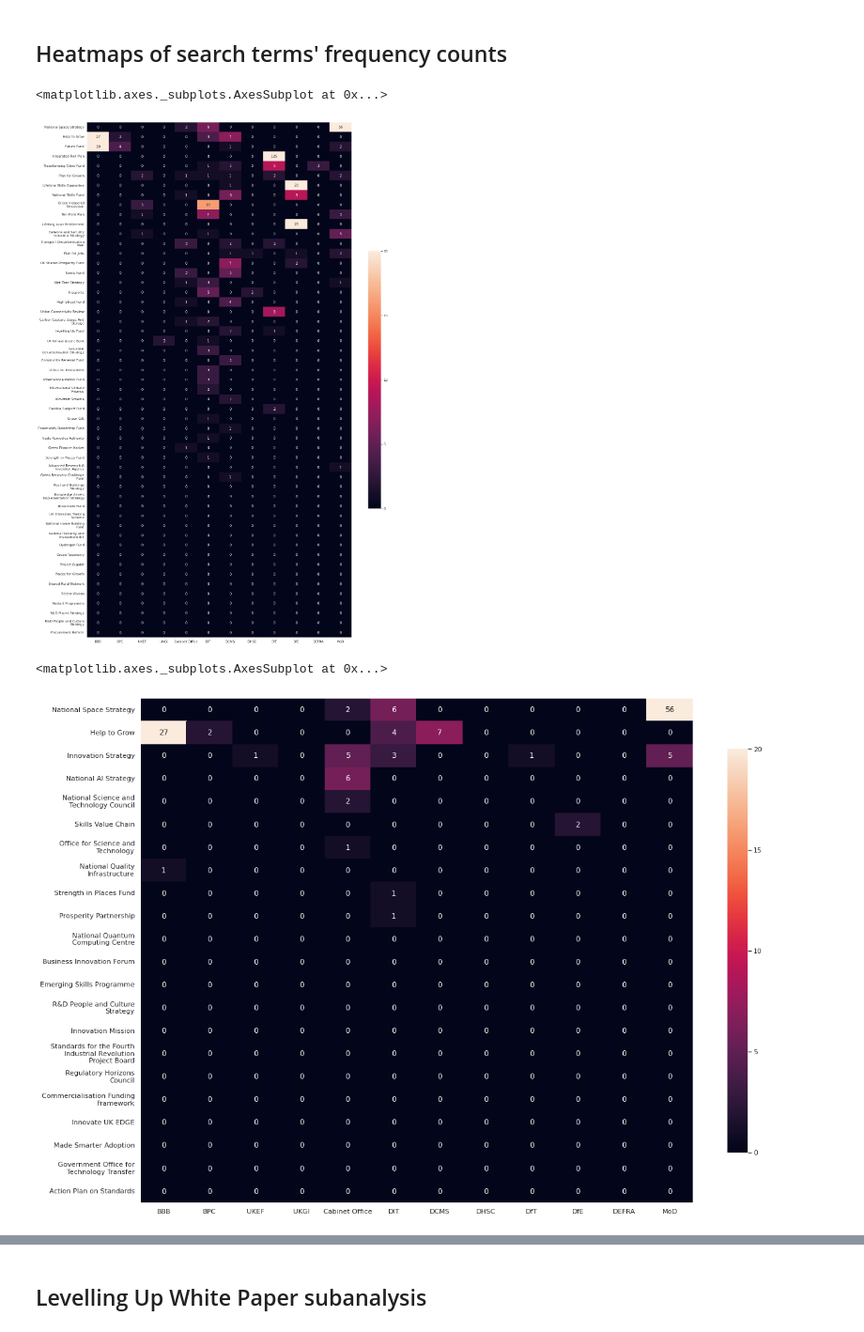
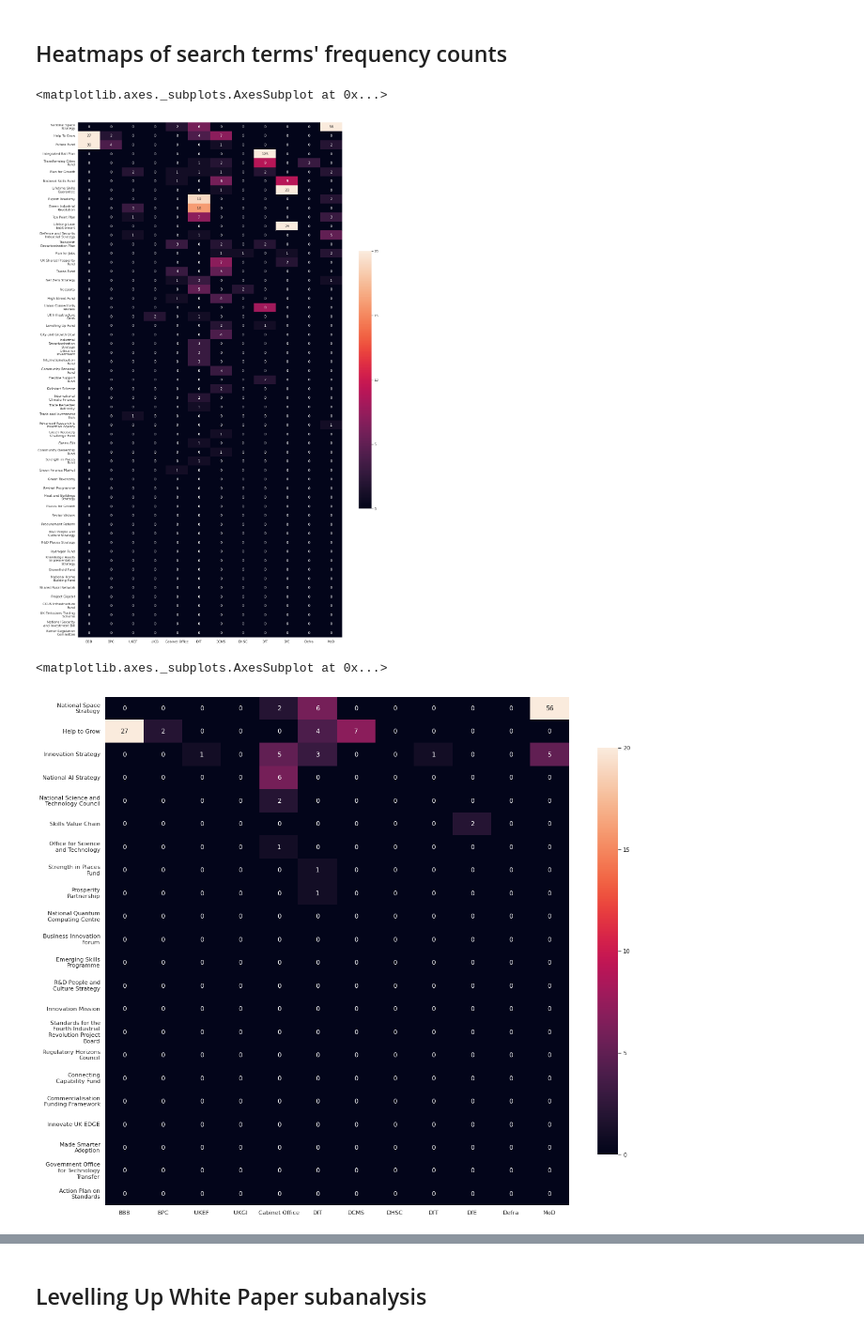
Before and after one commit to adammuhtar/economic-strategy-text-mining, a Jupyter notebook: uk_economic_strategy_text_mining_analysis.ipynb, the cells around one changed output, grey strips where cells are left out. Shown at 94% size. Saved outputs shown, nothing was run; the diff lists cells and outputs as text; code cells hidden in the pictures.

```diff
--- a/uk_economic_strategy_text_mining_analysis.ipynb
+++ b/uk_economic_strategy_text_mining_analysis.ipynb
@@ -68,7 +68,7 @@ def wrap_ylabels(ax, width, break_long_words = False):
         text = label.get_text()
         labels.append(textwrap.fill(text, width = width,
                                     break_long_words = break_long_words))
-    ax.set_yticklabels(labels, rotation = 00)
+    ax.set_yticklabels(labels, rotation = 0)
 # %%
 #@title Tokenising search terms
 
@@ -227,12 +231,12 @@ def freq_count(doc_list, terms):
                                                                  " eis"]].sum(axis = 1) - df_count["(eis)"]
         elif i == " t level" or i == " t levels":
             df_count["T Level"] = df_count[[" t level", " t levels"]].sum(axis = 1)
-        elif i == "carbon capture usage and storage" or i == " ccus":
-            df_count = df_count.rename(columns = {"carbon capture usage and storage": "carbon capture usage and storage_OLD"})
-            df_count["Carbon Capture Usage and Storage"] = df_count[["carbon capture usage and storage_OLD",
-                                                                     "ccus infrastructure fund",
-                                                                     "ccus fund",
-                                                                     " ccus"]].sum(axis = 1) - df_count["(ccus)"]
+        elif i == "carbon capture usage and storage" or i == "ccus" or  i== "carbon capture, usage and storage" or i == "carbon capture, utilisation and storage":
+            df_count = df_count.rename(columns = {"carbon capture, usage and storage": "carbon capture, usage and storage_OLD"})
+            df_count["Carbon Capture, Usage and Storage"] = df_count[["carbon capture, usage and storage_OLD",
+                                                                     "carbon capture usage and storage",
+                                                                     "carbon capture, utilisation and storage",
+                                                                     "ccus"]].sum(axis = 1) - df_count["(ccus)"]
         elif i == "kickstart scheme" or i == "kickstart job":
             df_count = df_count.rename(columns = {"kickstart scheme":"kickstart scheme_OLD"})
             df_count["Kickstart Scheme"] = df_count[["kickstart scheme_OLD",
@@ -281,10 +285,18 @@ def freq_count(doc_list, terms):
                                                                      "action plan"]].sum(axis = 1)
                 else:
                     df_count["Action Plan on Standards"] = 0
+        elif i == "city and growth deal" or  i == "city deal":
+            df_count = df_count.rename(columns = {"city and growth deal":"city and growth deal_OLD"})
+            df_count["City and Growth Deal"] = df_count[["city and growth deal_OLD",
+                                                         "city deal"]].sum(axis = 1)
         elif i == "national quality infrastructure" or  i == "nqi":
             df_count = df_count.rename(columns = {"national quality infrastructure":"national quality infrastructure_OLD"})
             df_count["National Quality Infrastructure"] = df_count[["national quality infrastructure_OLD",
                                                                     "nqi"]].sum(axis = 1)
+        elif i == "offshore wind" or  i == "ofshore wind":
+            df_count = df_count.rename(columns = {"offshore wind":"offshore wind_OLD"})
+            df_count["Offshore Wind"] = df_count[["offshore wind_OLD",
+                                                  "ofshore wind"]].sum(axis = 1)
         elif i == "artificial intelligence" or i == " ai ":
             df_count = df_count.rename(columns = {"artificial intelligence": "artificial intelligence_OLD"})
             df_count["Artificial Intelligence"] = df_count[["artificial intelligence_OLD",
@@ -421,7 +433,7 @@ dcms = freq_count(dcms_docs, search_terms).rename(columns = {"Total": "DCMS"})
 dft = freq_count(dft_docs, search_terms).rename(columns = {"Total": "DfT"})
 dhsc = freq_count(dhsc_docs, search_terms).rename(columns = {"Total": "DHSC"})
 dfe = freq_count(dfe_docs, search_terms).rename(columns = {"Total": "DfE"})
-defra = freq_count(defra_docs, search_terms).rename(columns = {"Total": "DEFRA"})
+defra = freq_count(defra_docs, search_terms).rename(columns = {"Total": "Defra"})
 mod = freq_count(mod_docs, search_terms).rename(columns = {"Total": "MoD"})
 luwp = freq_count(luwp_docs, search_terms).rename(columns = {"Total": "Levelling Up White Paper"})
 
@@ -536,8 +554,8 @@ innovation_strategy = org_freq_count.loc[["Innovation Strategy", "Innovation Mis
                                           "Action Plan On Standards",
                                           "Standards For The Fourth Industrial Revolution Project Board",
                                           "Regulatory Horizons Council",
-                                          "National Quality Infrastructure",
                                           "National Ai Strategy",
+                                          "Connecting Capability Fund",
                                           "Commercialisation Funding Framework",
                                           "Innovate Uk Edge", "Prosperity Partnership",
                                           "Made Smarter Adoption",
@@ -642,37 +664,37 @@ heatmap = sns.heatmap(plan_for_growth.iloc[:, 0:len(documents)],
                       xticklabels = True,
                       fmt = "g")
 wrap_xlabels(heatmap, 15)
-wrap_ylabels(heatmap, 25)
+wrap_ylabels(heatmap, 20)
 heatmap
 # %% [output]
 <matplotlib.axes._subplots.AxesSubplot at 0x...>
-[figure, old version]
+[figure, new version]
 # %%
 #@title Heatmap of Innovation Stategy terms
 # Set the width and height of the figure
-plt.figure(figsize = (20, 15))
+plt.figure(figsize = (20, 18))
 
 # Generate a color palette with Seaborn.color_palette()
 pal = sns.color_palette("rocket", as_cmap = True)
 
 # Heatmap
 sns.set(font_scale = 1)
 heatmap = sns.heatmap(innovation_strategy.iloc[:, 0:len(documents)],
                       annot = True,
                       vmin = 0,
                       vmax = 20,
                       cmap = pal,
                       cbar = True,
                       cbar_kws = dict(shrink = .8, ticks = range(0, 21, 5)),
                       yticklabels = True,
                       xticklabels = True,
                       fmt = "g")
 wrap_xlabels(heatmap, 15)
-wrap_ylabels(heatmap, 25)
+wrap_ylabels(heatmap, 20)
 heatmap
 # %% [output]
 <matplotlib.axes._subplots.AxesSubplot at 0x...>
-[figure, old version]
+[figure, new version]
 # %%
 #@title Heatmap of Industrial Stategy terms
 # Set the width and height of the figure
```
Also changed, not shown: parts of 24 cells of this notebook.
